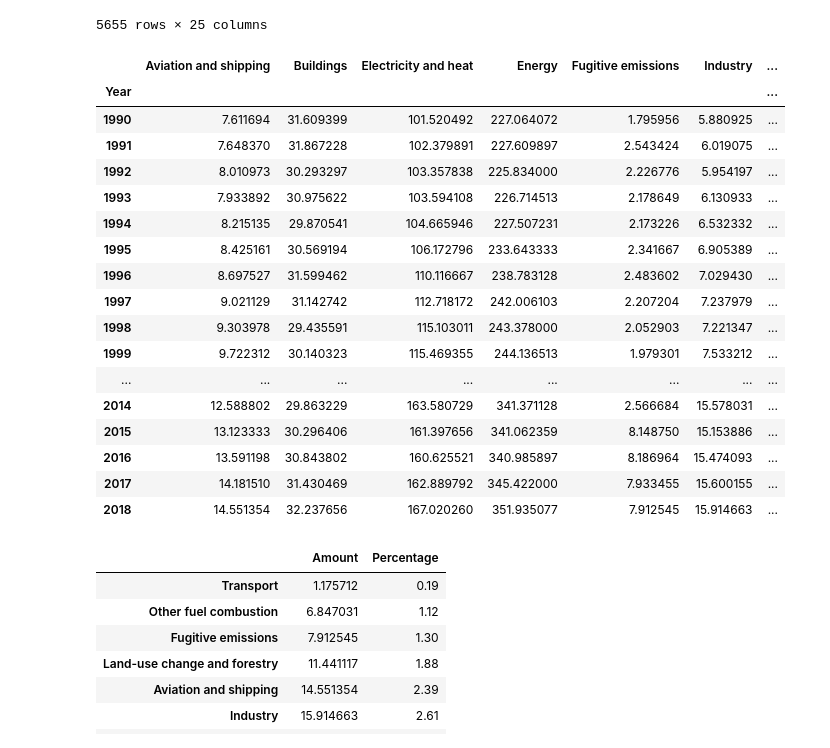
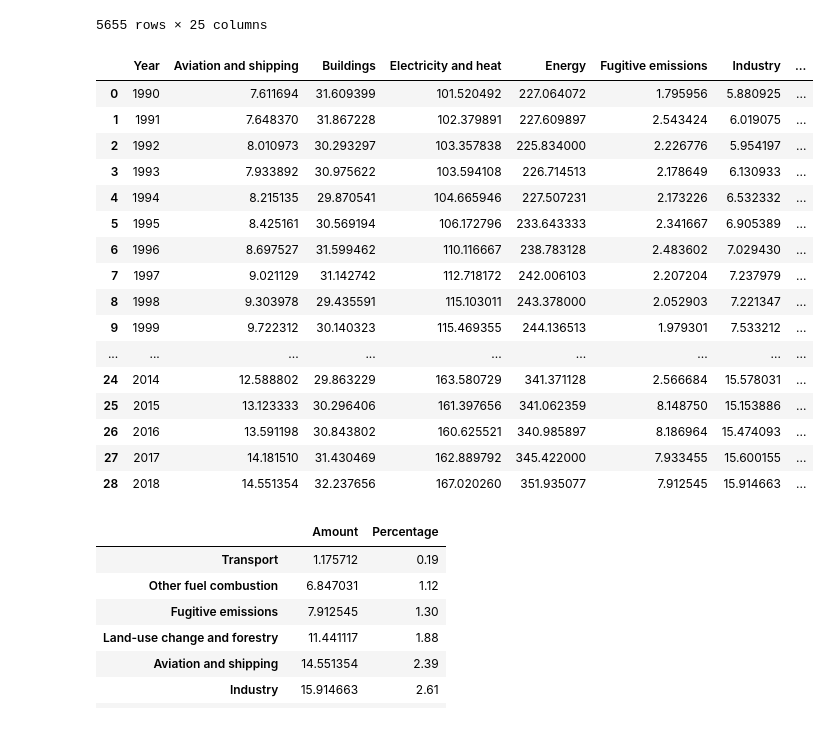
Before and after one commit to gyleodhis/rabetafrica, a Jupyter notebook: dev_book.ipynb, the cells around one changed output. Cells and saved outputs as stored; diff of their text form; code cells hidden in the pictures.

Commit message:
FInalized on CO@ emissions

```diff
--- a/dev_book.ipynb
+++ b/dev_book.ipynb
@@ -280,27 +280,26 @@ carbon_dioxide()
 # %%
 def emissions_by_year():
     co2_sector_df=carbon_dioxide().iloc[:,[0,1,3,5,7,9,11,13,17,24]]
-    return co2_sector_df.groupby(['Year']).mean()
+    return co2_sector_df.groupby(['Year']).mean().reset_index()
 emissions_by_year()
 # %% [output]
-|  | Aviation and shipping | Buildings | Electricity and heat | Energy | Fugitive emissions | Industry | ... |
-| Year |  |  |  |  |  |  | ... |
-| 1990 | 7.611694 | 31.609399 | 101.520492 | 227.064072 | 1.795956 | 5.880925 | ... |
-| 1991 | 7.648370 | 31.867228 | 102.379891 | 227.609897 | 2.543424 | 6.019075 | ... |
-| 1992 | 8.010973 | 30.293297 | 103.357838 | 225.834000 | 2.226776 | 5.954197 | ... |
-| 1993 | 7.933892 | 30.975622 | 103.594108 | 226.714513 | 2.178649 | 6.130933 | ... |
-| 1994 | 8.215135 | 29.870541 | 104.665946 | 227.507231 | 2.173226 | 6.532332 | ... |
-| 1995 | 8.425161 | 30.569194 | 106.172796 | 233.643333 | 2.341667 | 6.905389 | ... |
-| 1996 | 8.697527 | 31.599462 | 110.116667 | 238.783128 | 2.483602 | 7.029430 | ... |
-| 1997 | 9.021129 | 31.142742 | 112.718172 | 242.006103 | 2.207204 | 7.237979 | ... |
-| 1998 | 9.303978 | 29.435591 | 115.103011 | 243.378000 | 2.052903 | 7.221347 | ... |
-| 1999 | 9.722312 | 30.140323 | 115.469355 | 244.136513 | 1.979301 | 7.533212 | ... |
-| ... | ... | ... | ... | ... | ... | ... | ... |
-| 2014 | 12.588802 | 29.863229 | 163.580729 | 341.371128 | 2.566684 | 15.578031 | ... |
-| 2015 | 13.123333 | 30.296406 | 161.397656 | 341.062359 | 8.148750 | 15.153886 | ... |
-| 2016 | 13.591198 | 30.843802 | 160.625521 | 340.985897 | 8.186964 | 15.474093 | ... |
-| 2017 | 14.181510 | 31.430469 | 162.889792 | 345.422000 | 7.933455 | 15.600155 | ... |
-| 2018 | 14.551354 | 32.237656 | 167.020260 | 351.935077 | 7.912545 | 15.914663 | ... |
+|  | Year | Aviation and shipping | Buildings | Electricity and heat | Energy | Fugitive emissions | Industry | ... |
+| 0 | 1990 | 7.611694 | 31.609399 | 101.520492 | 227.064072 | 1.795956 | 5.880925 | ... |
+| 1 | 1991 | 7.648370 | 31.867228 | 102.379891 | 227.609897 | 2.543424 | 6.019075 | ... |
+| 2 | 1992 | 8.010973 | 30.293297 | 103.357838 | 225.834000 | 2.226776 | 5.954197 | ... |
+| 3 | 1993 | 7.933892 | 30.975622 | 103.594108 | 226.714513 | 2.178649 | 6.130933 | ... |
+| 4 | 1994 | 8.215135 | 29.870541 | 104.665946 | 227.507231 | 2.173226 | 6.532332 | ... |
+| 5 | 1995 | 8.425161 | 30.569194 | 106.172796 | 233.643333 | 2.341667 | 6.905389 | ... |
+| 6 | 1996 | 8.697527 | 31.599462 | 110.116667 | 238.783128 | 2.483602 | 7.029430 | ... |
+| 7 | 1997 | 9.021129 | 31.142742 | 112.718172 | 242.006103 | 2.207204 | 7.237979 | ... |
+| 8 | 1998 | 9.303978 | 29.435591 | 115.103011 | 243.378000 | 2.052903 | 7.221347 | ... |
+| 9 | 1999 | 9.722312 | 30.140323 | 115.469355 | 244.136513 | 1.979301 | 7.533212 | ... |
+| ... | ... | ... | ... | ... | ... | ... | ... | ... |
+| 24 | 2014 | 12.588802 | 29.863229 | 163.580729 | 341.371128 | 2.566684 | 15.578031 | ... |
+| 25 | 2015 | 13.123333 | 30.296406 | 161.397656 | 341.062359 | 8.148750 | 15.153886 | ... |
+| 26 | 2016 | 13.591198 | 30.843802 | 160.625521 | 340.985897 | 8.186964 | 15.474093 | ... |
+| 27 | 2017 | 14.181510 | 31.430469 | 162.889792 | 345.422000 | 7.933455 | 15.600155 | ... |
+| 28 | 2018 | 14.551354 | 32.237656 | 167.020260 | 351.935077 | 7.912545 | 15.914663 | ... |
 # %%
 def emissions_by_sctor():
     new_co2 = emissions_by_year().iloc[-1].to_frame().dropna()
```
Also changed, not shown: parts of 5 cells of this notebook, 3 other files.
